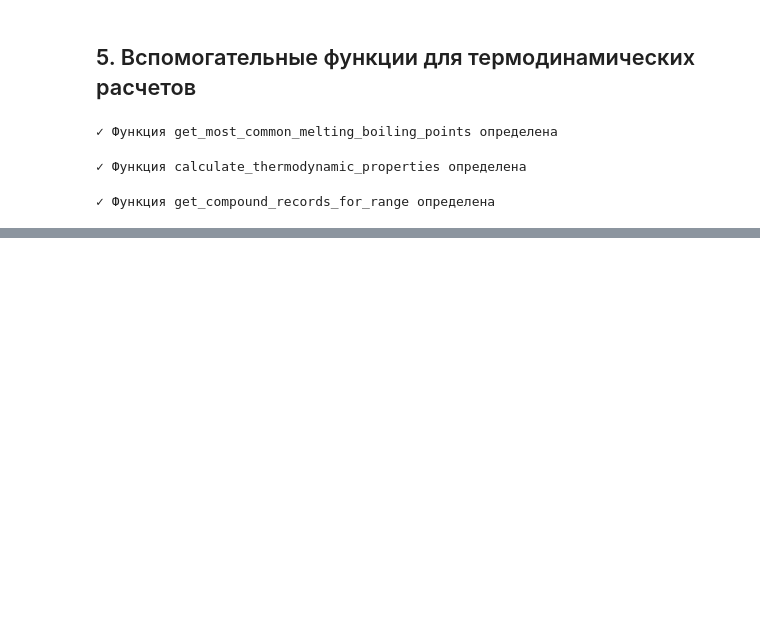
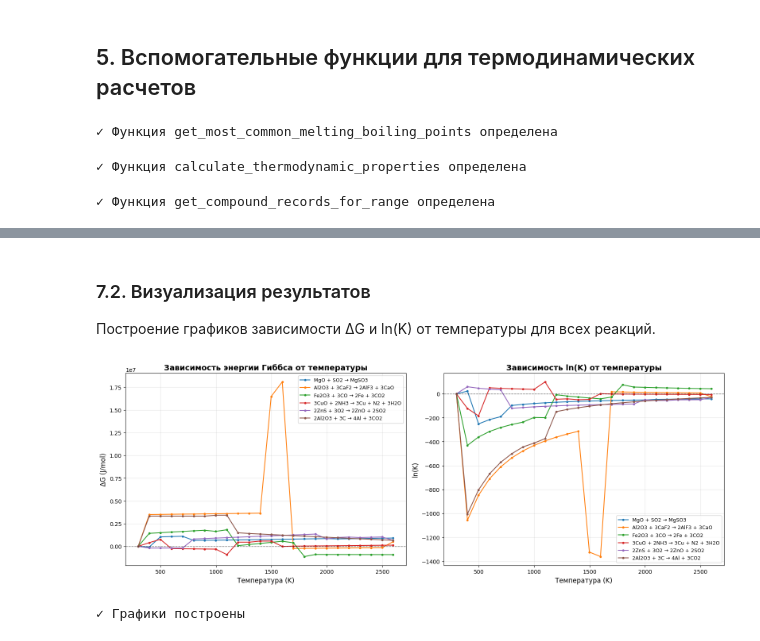
Before and after one commit to davjdk/ThermoCalcBot, a Jupyter notebook: docs/calc_example.ipynb, the cells around one changed output, grey strips where cells are left out. Saved outputs shown, nothing was run; the diff lists cells and outputs as text; code cells hidden in the pictures; blank space fills up the shorter version.

```diff
--- a/docs/calc_example.ipynb
+++ b/docs/calc_example.ipynb
@@ -548,17 +703,10 @@ else:
 # %%
-# Тест функции get_compound_records_for_range
+df = all_sessions_data['session_20251102_153934_02c8ce']['SO2']
 t_range = [298, 2500]
+melting, boiling = get_most_common_melting_boiling_points(df)
+compound_records = get_compound_records_for_range(df, t_range, melting, boiling)
 
-print("=" * 70)
-print(f"ТЕСТ: Получение записей AlF3 для диапазона {t_range} K")
-print("=" * 70)
-
-if not AlF3.empty:
-    compound_records = get_compound_records_for_range(AlF3, t_range, melting, boiling)
-
-    print(f"\n✓ Найдено {len(compound_records)} записей:")
-    for i, record in enumerate(compound_records, 1):
-        print(f"  {i}. Фаза: {record['Phase']}, Tmin: {record['Tmin']} K, Tmax: {record['Tmax']} K")
-else:
-    print("⚠ Невозможно выполнить тест - данные AlF3 отсутствуют")
+print(f"\n✓ Найдено {len(compound_records)} записей:")
+for i, record in enumerate(compound_records, 1):
+    print(f"  {i}. Фаза: {record['Phase']}, Tmin: {record['Tmin']} K, Tmax: {record['Tmax']} K")
 # %% [output]
@@ -573,0 +1009,57 @@ else:
+# %% [markdown]
+### 7.2. Визуализация результатов
+
+Построение графиков зависимости ΔG и ln(K) от температуры для всех реакций.
+# %%
+import matplotlib.pyplot as plt
+
+# Создаем фигуру с двумя графиками
+fig, (ax1, ax2) = plt.subplots(1, 2, figsize=(16, 6))
+
+# Цвета для разных сессий
+colors = plt.cm.tab10(range(len(all_results)))
+
+for idx, (session_name, df_result) in enumerate(all_results.items()):
+    llm_data = all_logs_data[session_name]
+    equation = llm_data.get('balanced_equation', 'N/A')
+
+    # Сокращаем название для легенды
+    label = equation[:40] + '...' if len(equation) > 40 else equation
+
+    # График ΔG(T)
+    ax1.plot(df_result['T (K)'], df_result['ΔG (J/mol)'],
+             marker='o', markersize=3, linewidth=1.5,
+             color=colors[idx], label=label)
+
+    # График ln(K)(T)
+    # Фильтруем значения ln(K) для читаемости графика
+    ln_k_filtered = df_result['ln(K)'].copy()
+    ln_k_filtered = ln_k_filtered.replace([np.inf, -np.inf], np.nan)
+
+    ax2.plot(df_result['T (K)'], ln_k_filtered,
+             marker='o', markersize=3, linewidth=1.5,
+             color=colors[idx], label=label)
+
+# Настройка графика ΔG
+ax1.set_xlabel('Температура (K)', fontsize=12)
+ax1.set_ylabel('ΔG (J/mol)', fontsize=12)
+ax1.set_title('Зависимость энергии Гиббса от температуры', fontsize=14, fontweight='bold')
+ax1.grid(True, alpha=0.3)
+ax1.legend(fontsize=9, loc='best')
+ax1.axhline(y=0, color='black', linestyle='--', linewidth=1, alpha=0.5)
+
+# Настройка графика ln(K)
+ax2.set_xlabel('Температура (K)', fontsize=12)
+ax2.set_ylabel('ln(K)', fontsize=12)
+ax2.set_title('Зависимость ln(K) от температуры', fontsize=14, fontweight='bold')
+ax2.grid(True, alpha=0.3)
+ax2.legend(fontsize=9, loc='best')
+ax2.axhline(y=0, color='black', linestyle='--', linewidth=1, alpha=0.5)
+
+plt.tight_layout()
+plt.show()
+
+print("✓ Графики построены")
+# %% [output]
+[figure, added]
+✓ Графики построены
```
Also changed, not shown: parts of 19 cells of this notebook, 1 other file.
